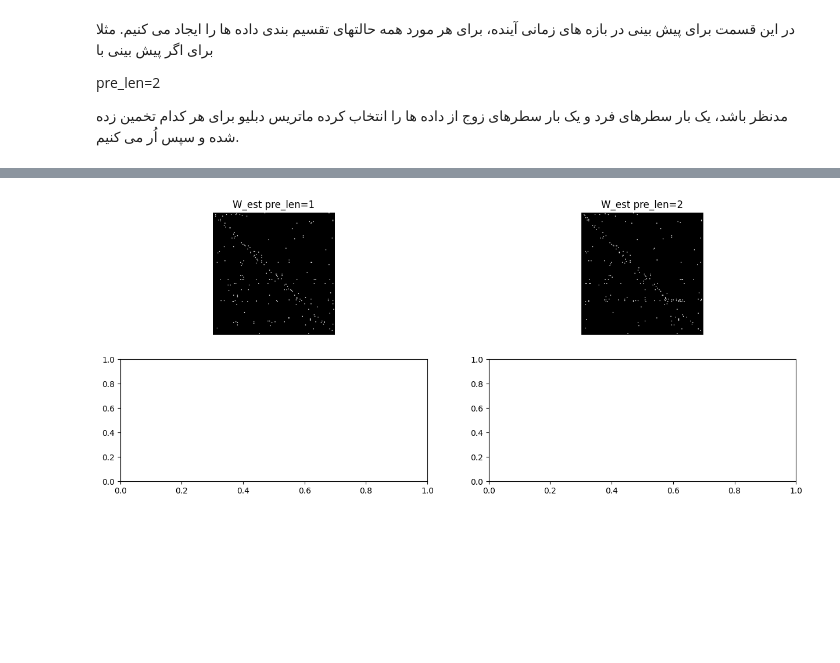
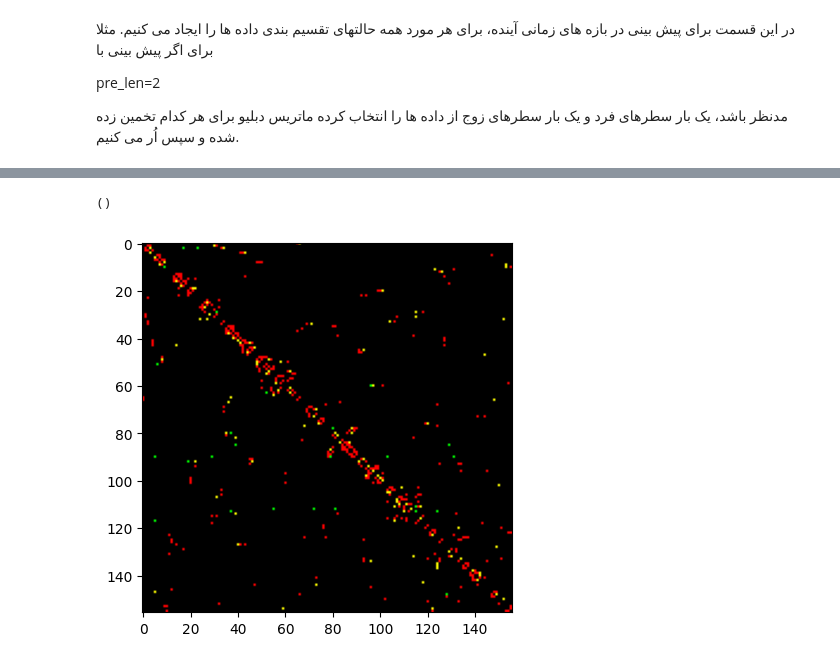
Before and after one commit to mamintoosi-papers-codes/TGCN-Dagma, a Jupyter notebook: est_adj_dagma.ipynb, the cells around one changed output, grey strips where cells are left out. Drawn from its saved outputs; the diff is of its cells as text; code cells hidden in the pictures; blank space fills up the shorter version.

```diff
--- a/est_adj_dagma.ipynb
+++ b/est_adj_dagma.ipynb
@@ -138,30 +154,53 @@ plt.show()
+# %%
+W_true.shape
+# %% [output]
+()
+# %%
+# W_est = adj.astype(int)
+import numpy as np
+import matplotlib.pyplot as plt
+
+# Assuming W_true and W_est are numpy arrays of the same shape
+# W_true = np.array(...) # Your actual data
+# W_est = np.array(...) # Your actual data
+
+# Create an RGB image where:
+# - Red channel is W_true
+# - Green channel is W_est
+# - Blue channel is zeros (no contribution)
+overlay_image = np.zeros((W_true.shape[0], W_true.shape[1], 3), dtype=np.uint8)
+overlay_image[..., 0] = W_true * 255  # Red channel
+overlay_image[..., 1] = W_est * 255   # Green channel
+
+plt.imshow(overlay_image)
+plt.show()
+# %% [output]
+[figure, added]
 # %%
 
-num_preds = W_est_all.shape[2]
-# Generate a grid of subfigures
-num_cols = 2
-num_rows = num_preds // num_cols + 1
+# num_preds = W_est_all.shape[2]
+# # Generate a grid of subfigures
+# num_cols = 2
+# num_rows = num_preds // num_cols + 1
 
-fig, axes = plt.subplots(num_rows, num_cols, figsize=(15, 6))
+# fig, axes = plt.subplots(num_rows, num_cols, figsize=(15, 6))
 
-for i in range(num_preds):
-    row = i // num_cols
-    col = i % num_cols
-    ax = axes[row, col]
-    W_est = W_est_all[:,:,i]>0
-    # W_est_normalized = (W_est - np.min(W_est)) / (np.max(W_est) - np.min(W_est)) * 255
-    ax.imshow(W_est, cmap='gray')
-    ax.set_title(f'W_est pre_len={i+1}')
-    ax.axis('off')
+# for i in range(num_preds):
+#     row = i // num_cols
+#     col = i % num_cols
+#     ax = axes[row, col]
+#     W_est = W_est_all[:,:,i]>0
+#     # W_est_normalized = (W_est - np.min(W_est)) / (np.max(W_est) - np.min(W_est)) * 255
+#     ax.imshow(W_est, cmap='gray')
+#     ax.set_title(f'W_est pre_len={i+1}')
+#     ax.axis('off')
 
-# plt.tight_layout()
-# plt.show()
+# # plt.tight_layout()
+# # plt.show()
 
-# # Convert to uint8
-# W_true_img = W_true_normalized.astype(np.uint8)
-# W_est_img = W_est_normalized.astype(np.uint8)
+# # # Convert to uint8
+# # W_true_img = W_true_normalized.astype(np.uint8)
+# # W_est_img = W_est_normalized.astype(np.uint8)
-# %% [output]
-[figure, removed]
 # %%
 # import numpy as np
 # W_est = np.load(W_est_file_name)
```
Also changed, not shown: parts of 5 cells of this notebook, 4 other files.
